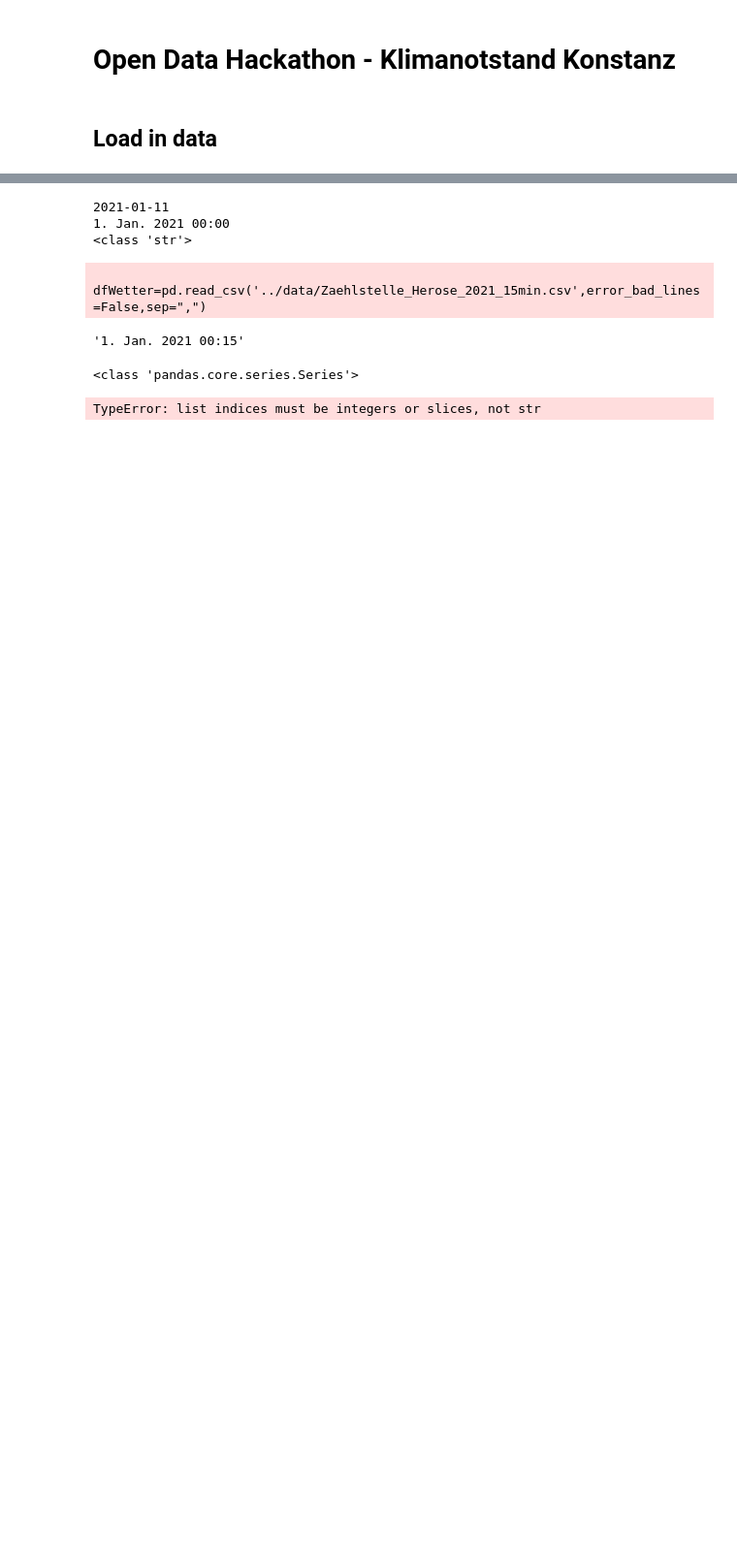
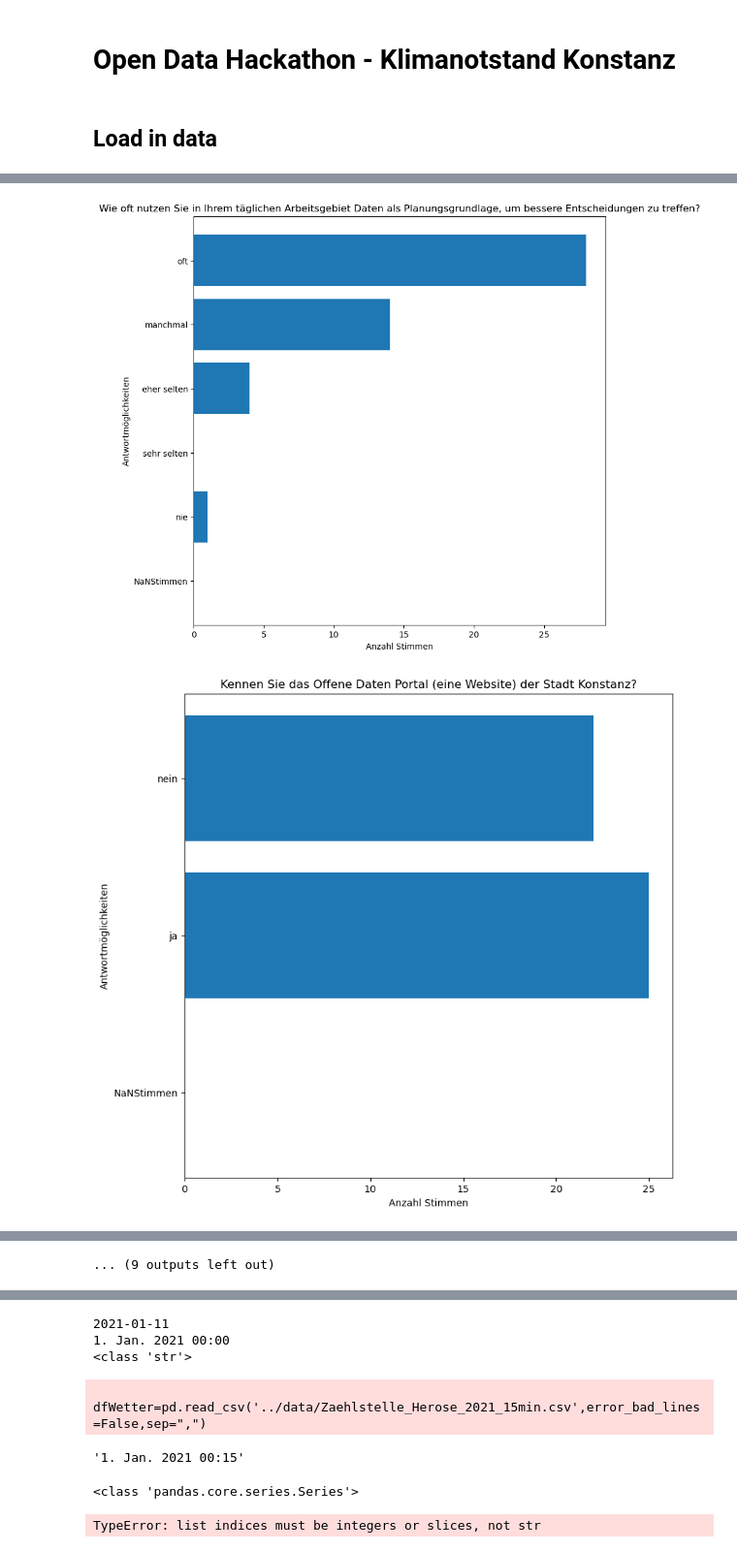
Before and after one commit to Open-Data-Hackathon-Konstanz/Klimanotstand, a Jupyter notebook: python_klimanotstand/main.ipynb, the cells around one changed output, grey strips where cells are left out. Shown at 97% size. Saved outputs shown, nothing was run; the diff lists cells and outputs as text; code cells hidden in the pictures; blank space fills up the shorter version.

```diff
--- a/python_klimanotstand/main.ipynb
+++ b/python_klimanotstand/main.ipynb
@@ -176,8 +10,0 @@ Name: KL3, dtype: int64
-# %%
-dfUmfrage['DB7*'].value_counts()
-stimmenReversed=["NaNStimmen","stimme völlig zu","stimme zu","teils-teils","stimme nicht zu","stimme überhaupt nicht zu"]
-titel="Die Verwaltung nutzt ihre Daten bereits ausreichend, weshalb eine generelle Veröffentlichung von Daten (nicht nur offene Daten) aus den Ämtern oder Fachbereichen nicht wichtig ist."
-plot(dfUmfrage['DB7*'],stimmenReversed,titel)
-
-DB8="Daten (nicht nur offene Daten) sind für den öffentlichen Sektor eine wertvolle Ressource."
-plot(dfUmfrage['DB8'],stimmen,DB8)
@@ -196,0 +157,69 @@ Name: DB8, dtype: int64
+# %%
+###Antwortmöglichkeiten
+DB1=DB2=DB4=DB5=DB6=DB8=KS1=KS2=KS3=DV1=antwortMöglichkeiten_NaN_1bis5= ("NaNStimmen","stimme überhaupt nicht zu","stimme nicht zu","teils-teils","stimme zu","stimme völlig zu")
+KL1=Zsmarbeit=antwortMöglichkeiten_NaN_nie_oft=("NaNStimmen","nie","sehr selten","eher selten","manchmal","oft")
+KL2=KL3a=antwortMöglichkeiten_NaN_ja_nein=("NaNStimmen","ja","nein")
+KL3=antwortMöglichkeiten_NaN_idk=("NaNStimmen","Ja","Nein","Weiß ich nicht")
+DB3=DB7=stimmenReversed=["NaNStimmen","stimme völlig zu","stimme zu","teils-teils","stimme nicht zu","stimme überhaupt nicht zu"]
+DV2=antwortMöglichkeiten_NaN_zufrieden=("NaNStimmen","sehr unzufrieden","Etwas unzufrieden","weder zufrieden noch unzufrieden","Etwas zufrieden","Sehr zufrieden")
+Interesse =antwortMöglichkeiten_NaN_interessiert=("NaNStimmen","Sehr uninteressiert","uninteressiert","teils-teils","interessiert","sehr interessiert")
+Position =antwortMöglichkeiten_NaN_position=("NaNStimmen","leitende Position","Mitarbeiter*in")
+
+
+
+#######################################Fragen
+
+
+frageKL1="Wie oft nutzen Sie in Ihrem täglichen Arbeitsgebiet Daten als Planungsgrundlage, um bessere Entscheidungen zu treffen?"
+frageKL2="Kennen Sie das Offene Daten Portal (eine Website) der Stadt Konstanz?"
+frageKL3="Können Sie sich unter dem Begriff „Offene Daten“ etwas vorstellen?"
+frageKL3a="Wenn Sie die vorherige Frage mit Ja beantwortet haben: Haben Sie schon einmal mit offenen Daten interagiert (z. B. Verwaltungsdaten auf einem Open Data Portal veröffentlicht, einen öffentlichen Datensatz heruntergeladen, offene Daten mit anderen Datensätzen kombiniert oder Geoinformationen abgerufen)?"
+
+frageDB1 ="Offene Daten bringen für Bürger*innen, Unternehmen und andere Organisationen einen Mehrwert."
+frageDB2 ="Offene Daten bringen für die Mitarbeiter*innen der Stadt Konstanz einen Mehrwert."
+frageDB3="In meinem Amt oder Fachbereich gibt es kaum Daten, die für Bürger*innen, Unternehmen oder andere Organisationen interessant sein könnten."
+frageDB4 ="Ich würde mir wünschen, dass mein Amt oder Fachbereich nach außen (z. B. für die Bürger*innen) transparenter wird."
+frageDB5 ="Eine gute Datengrundlage kann mir dabei helfen, bessere Entscheidungen zu treffen."
+frageDB6="Wenn ich in meinem Arbeitsalltag mit Daten arbeite, denke ich darüber nach, wie diese Daten anderweitig verwendet werden könnten oder wer sich noch für diese Daten interessieren könnte."
+frageDB7="Die Verwaltung nutzt ihre Daten bereits ausreichend, weshalb eine generelle Veröffentlichung von Daten (nicht nur offene Daten) aus den Ämtern oder Fachbereichen nicht wichtig ist."
+frageDB8="Daten (nicht nur offene Daten) sind für den öffentlichen Sektor eine wertvolle Ressource."
+
+
+frageKS1='Bei der Stärkung kommunaler Klimaschutzaktivitäten der Stadt Konstanz nimmt die ganzheitliche Analyse und Auswertung von Daten bereits eine wichtige Rolle ein.'
+frageKS2='Bei der Stärkung kommunaler Klimaschutzaktivitäten der Stadt Konstanz wird die ganzheitliche Analyse und Auswertung von Daten zukünftig eine wichtige Rolle spielen.'
+frageKS3='Viele verschiedene Fachbereiche und städtische Beteiligungen (wie z. B. die Task Force Klima) haben eine große Verantwortung in der zukünftigen Emmissionsreduktion. Aus diesem Grund ist es aus organisatorischer Perspektive wichtig, dass eine zentrale Datenverwaltung für diese Querschnittsaufgabe aufgebaut wird.'
+
+frageDV1 ="Die zentrale Datenverwaltung sollte auf der politischen Agenda stehen und als ganzheitlicher organisatorischer Ansatz angegangen werden, da die strategische Nutzung von Daten über die Verbesserung von Verwaltungsprozessen hinaus geht und Teil der Gestaltung der zukünftigen Entwicklung des öffentlichen Sektors ist."
+frageDV2 ="Wie zufrieden sind Sie mit der Datenverarbeitung, insbesondere der Datenverwaltung, in Ihrer Organisationseinheit?"
+
+frageZsmarbeit ="Wie oft arbeiten Sie in Ihrem Fachbereich mit anderen Fachbereichen der Stadt Konstanz zusammen?"
+frageInteresse ="Wie interessiert sind Sie an Themen, die über die Tätigkeit Ihres Fachbereiches hinausgehen?"
+fragePosition ="In welcher Position arbeiten Sie bei der Stadt Konstanz?"
+
+
+plot(dfUmfrage.KL1,KL1,frageKL1,'KL1')
+plot(dfUmfrage.KL2,KL2,frageKL2,'KL2')
+plot(dfUmfrage.KL3,KL3,frageKL3,'KL3')
+plot(dfUmfrage.KL3a,KL3a,frageKL3a,'KL3a')
+
+plot(dfUmfrage.DB1,DB1,frageDB1,'DB1')
+plot(dfUmfrage.DB2,DB2,frageDB2,'DB2')
+plot(dfUmfrage["DB3*"],DB3,frageDB3,'DB3')
+plot(dfUmfrage.DB4,DB4,frageDB4,'DB4')
+plot(dfUmfrage.DB5,DB5,frageDB5,'DB5')
+plot(dfUmfrage.DB6,DB6,frageDB6,'DB6')
+plot(dfUmfrage['DB7*'],DB7,frageDB7,'DB7')
+plot(dfUmfrage['DB8'],DB8,frageDB8,'DB8')
+
+
+plot(dfUmfrage.KS1,KS1,frageKS1,'KS1')
+plot(dfUmfrage.KS2,KS2,frageKS2,'KS2')
+plot(dfUmfrage.KS3,KS3,frageKS3,'KS3')
+
+plot(dfUmfrage.DV1,DV1,frageDV1,'DV1')
+plot(dfUmfrage.DV2,DV2,frageDV2,'DV2')
+
+plot(dfUmfrage.Zsmarbeit,Zsmarbeit,frageZsmarbeit,'Zsmarbeit')
+plot(dfUmfrage.Interesse,Interesse,frageInteresse,'Interesse')
+plot(dfUmfrage.Position,Position,fragePosition,'Position')
+# %% [output]
@@ -196,0 +243,2 @@ Name: DB8, dtype: int64
+[figure, added]
+[figure, added]
@@ -196,0 +254 @@ Name: DB8, dtype: int64
+... (9 outputs left out)
```
Also changed, not shown: parts of 20 cells of this notebook, 20 other files.
